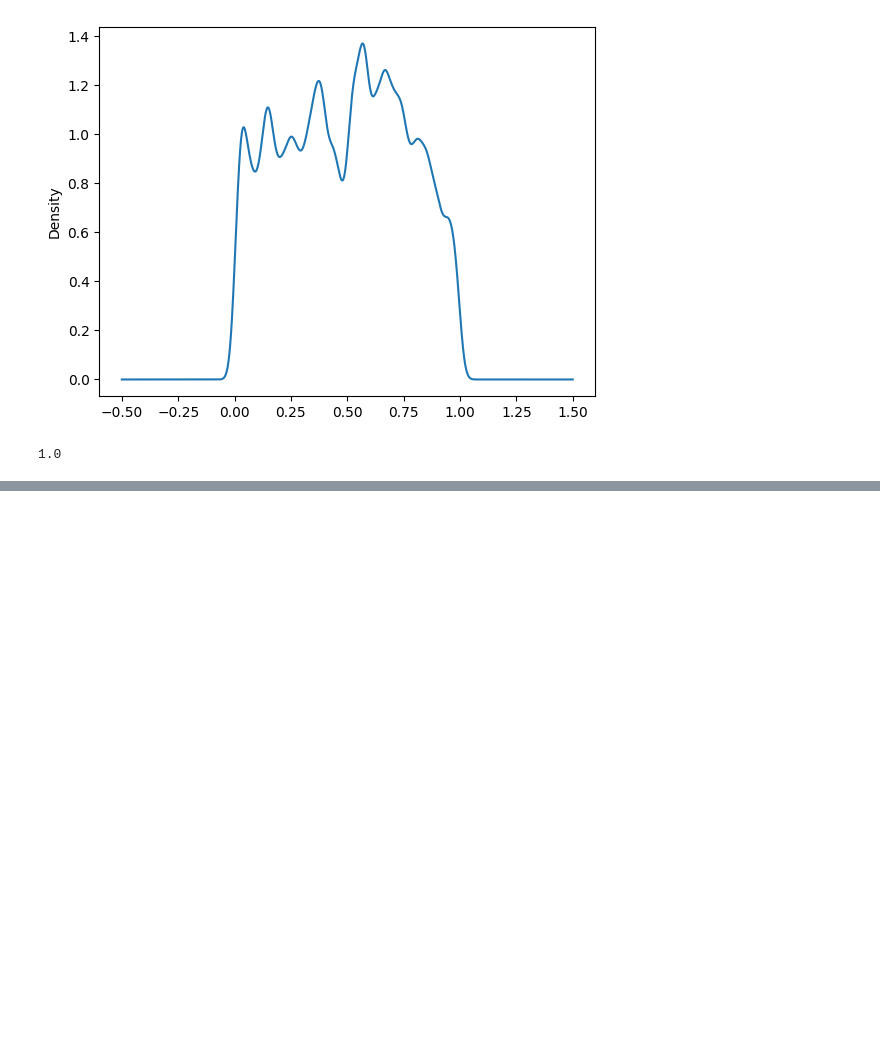
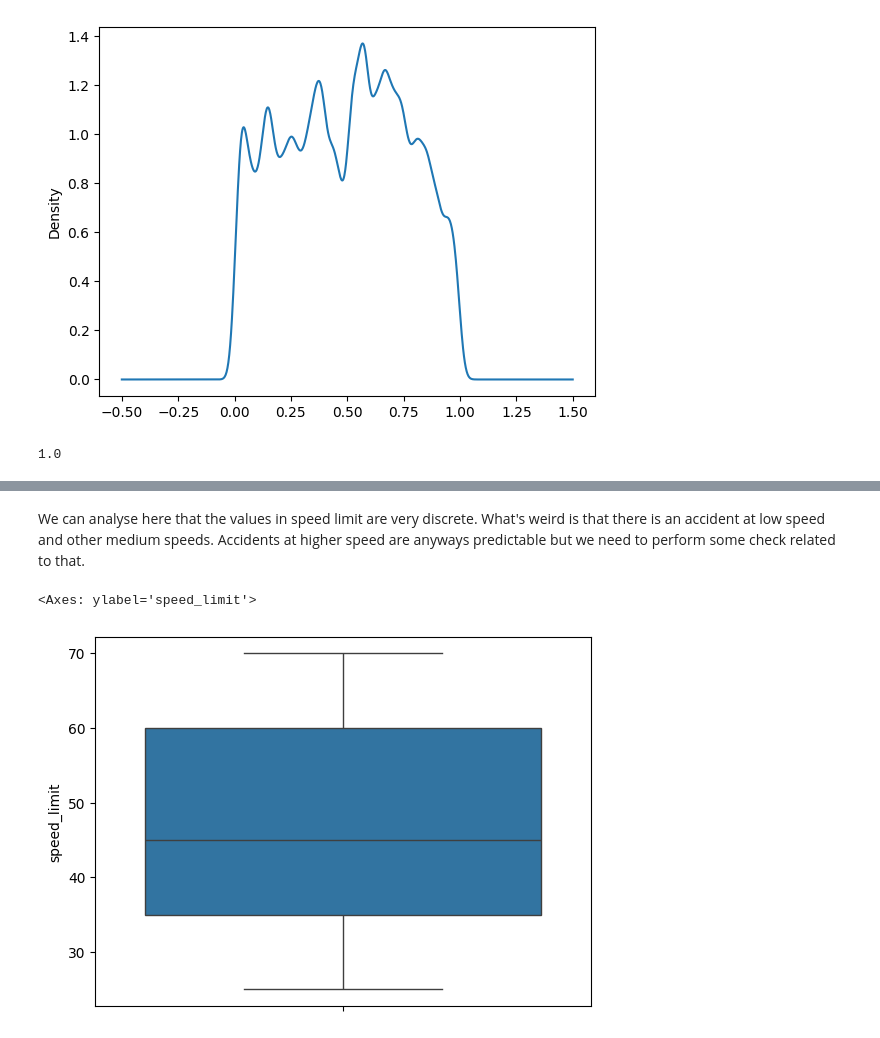
Before and after one commit to Zrahay/Kagg-Repo, a Jupyter notebook: Accidents/code2.ipynb, the cells around one changed output, grey strips where cells are left out. Saved outputs shown, nothing was run; the diff lists cells and outputs as text; code cells hidden in the pictures; blank space fills up the shorter version.

```diff
--- a/Accidents/code2.ipynb
+++ b/Accidents/code2.ipynb
@@ -259,0 +287,8 @@ df['curvature'].max()
+# %% [markdown]
+We can analyse here that the values in speed limit are very discrete. What's weird is that there is an accident at low speed and other medium speeds. Accidents at higher speed are anyways predictable but we need to perform some check related to that.
+# %%
+# We can now perform boxplot analysis
+sns.boxplot(y = df['speed_limit'],orient = 'hori')
+# %% [output]
+<Axes: ylabel='speed_limit'>
+[figure, added]
```
Also changed, not shown: parts of 8 cells of this notebook.
